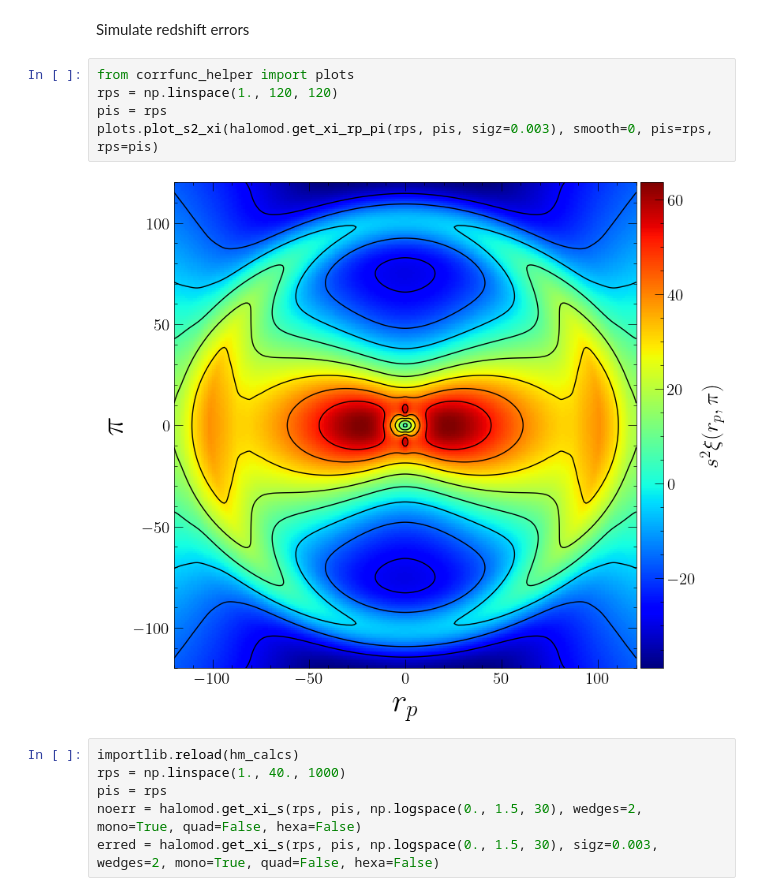
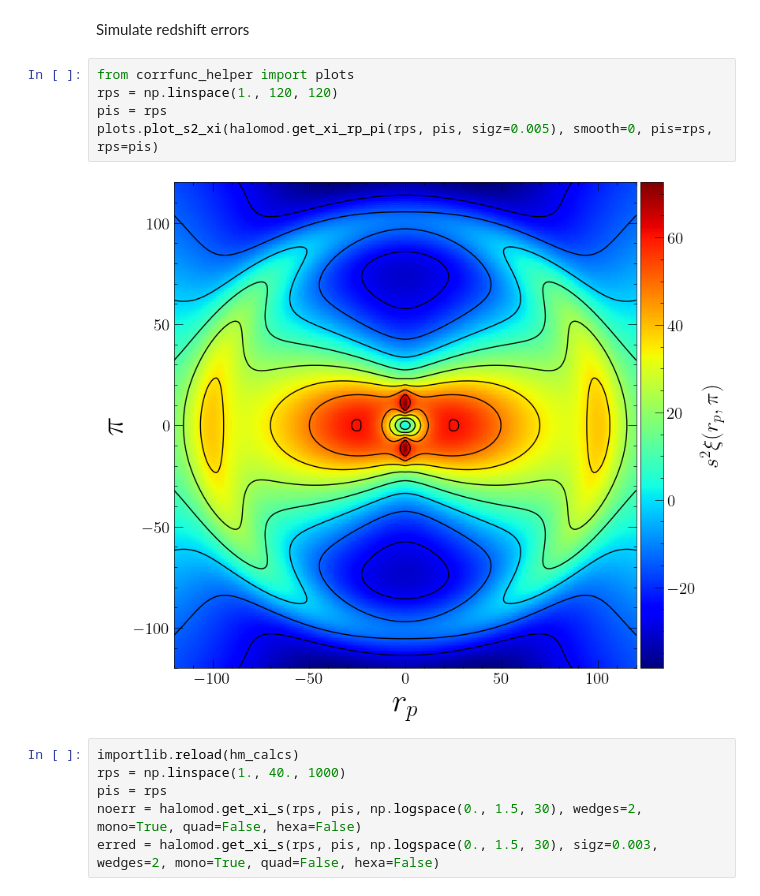
Before and after one commit to gpetter/HaloModelPy, a Jupyter notebook: notebooks/showcase.ipynb, the cells around one changed output. Cells and saved outputs as stored; diff of their text form.

```diff
--- a/notebooks/showcase.ipynb
+++ b/notebooks/showcase.ipynb
@@ -189,10 +182,10 @@ Simulate redshift errors
 # %%
 from corrfunc_helper import plots
 rps = np.linspace(1., 120, 120)
 pis = rps
-plots.plot_s2_xi(halomod.get_xi_rp_pi(rps, pis, sigz=0.003), smooth=0, pis=rps, rps=pis)
+plots.plot_s2_xi(halomod.get_xi_rp_pi(rps, pis, sigz=0.005), smooth=0, pis=rps, rps=pis)
 # %% [output]
-[figure, old version]
+[figure, new version]
 # %%
 importlib.reload(hm_calcs)
 rps = np.linspace(1., 40., 1000)
```
Also changed, not shown: parts of 11 cells of this notebook, 8 other files.
